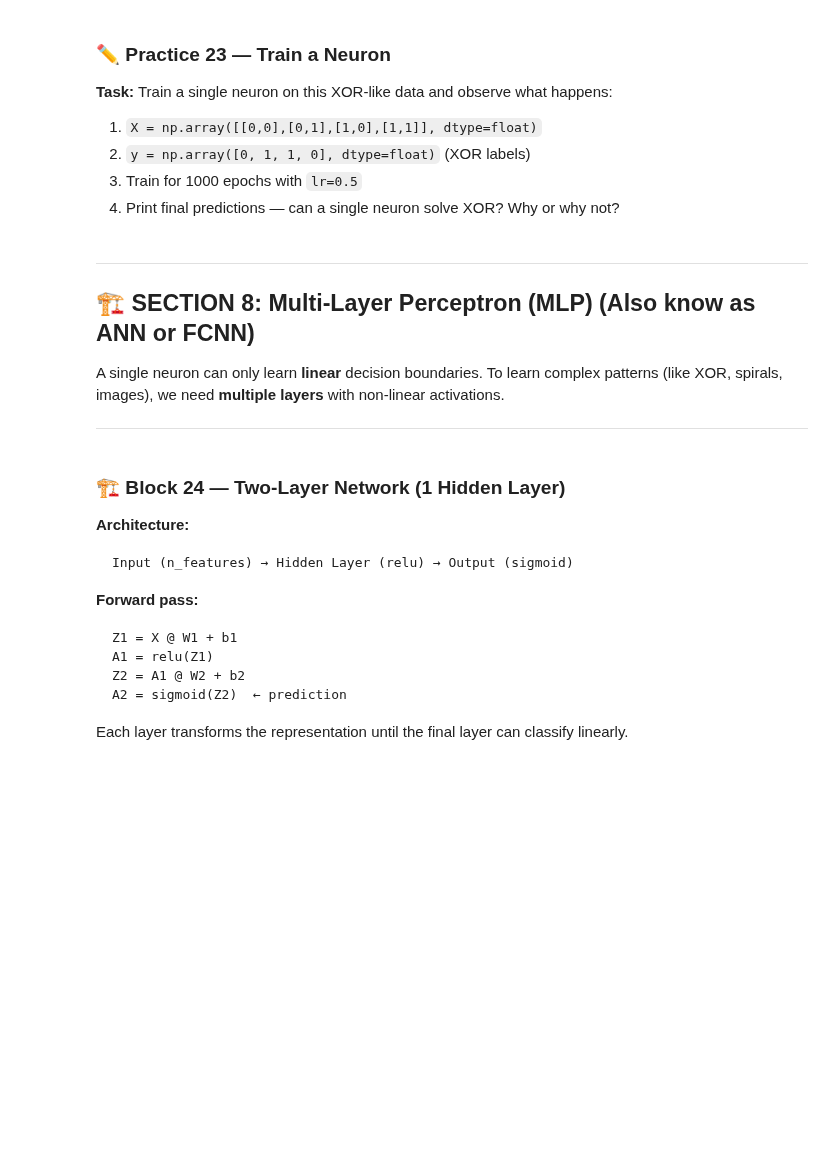
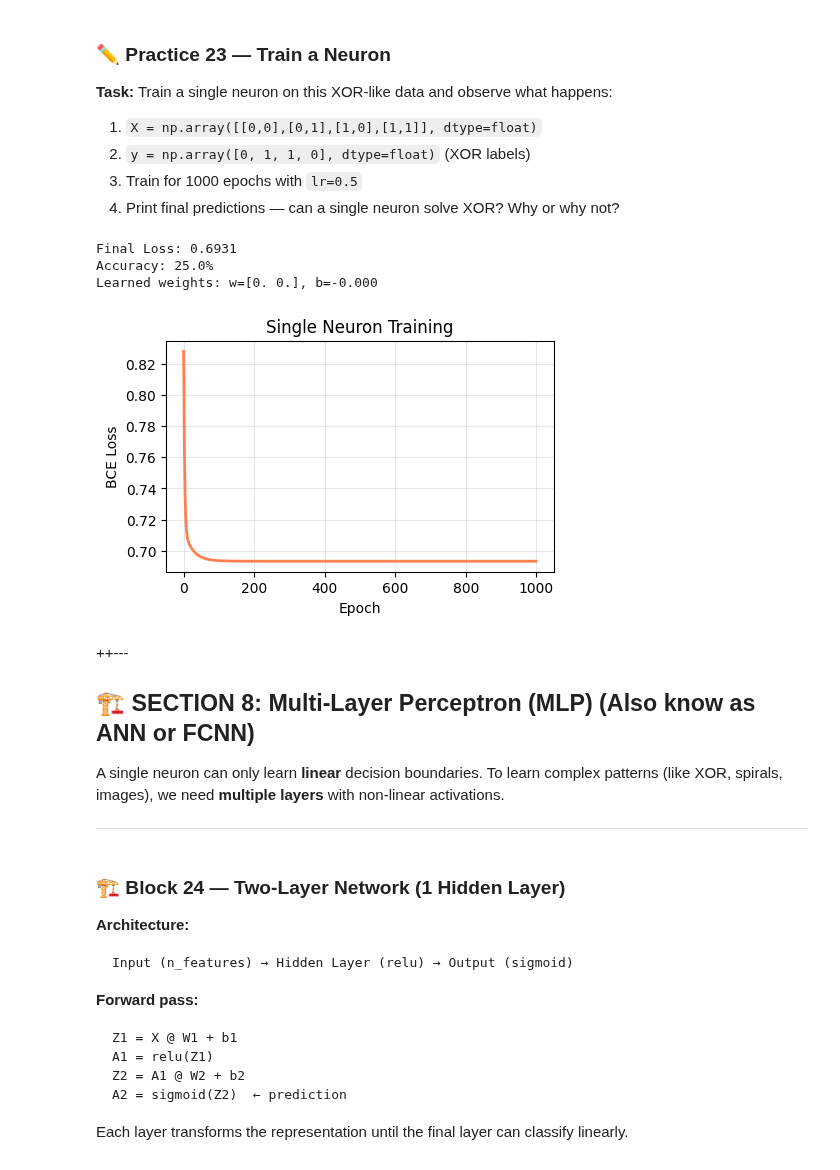
Before and after one commit to sandeepr0y/himshikhar26, a Jupyter notebook: himshikhar26/HimShikar-AI_ML-Tutorial-2-Python_to_DL_From_Scratch_Notebook.ipynb, the cells around one changed output. Drawn from its saved outputs; the diff is of its cells as text; code cells hidden in the pictures; blank space fills up the shorter version.

Commit message:
some more files and initial mini-project

```diff
--- a/himshikhar26/HimShikar-AI_ML-Tutorial-2-Python_to_DL_From_Scratch_Notebook.ipynb
+++ b/himshikhar26/HimShikar-AI_ML-Tutorial-2-Python_to_DL_From_Scratch_Notebook.ipynb
@@ -1971,9 +2040,65 @@ Train a single neuron on this XOR-like data and observe what happens:
 4. Print final predictions — can a single neuron solve XOR? Why or why not?
 # %%
 import numpy as np
-# YOUR CODE HERE
+import matplotlib.pyplot as plt
+
+# ── EXAMPLE — Training a single neuron on 2D data ──
+# np.random.seed(0)
+
+X = np.array([[0,0],[0,1],[1,0],[1,1]], dtype=float)
+y = np.array([0, 1, 1, 0], dtype=float)
+
+def sigmoid(z): return 1 / (1 + np.exp(-z))
+def bce(y_true, y_pred):
+    eps = 1e-9
+    y_pred = np.clip(y_pred, eps, 1-eps)
+    return -np.mean(y_true * np.log(y_pred) + (1-y_true) * np.log(1-y_pred))
+
+# Initialise
+n_features = X.shape[1]
+w = np.random.randn(n_features)
+b = 0.0
+lr = 0.5
+epochs = 1000
+loss_hist = []
+
+for epoch in range(epochs):
+    # Forward pass
+    z = X @ w + b
+    y_hat = sigmoid(z)
+
+    # Loss
+    loss = bce(y, y_hat)
+    loss_hist.append(loss)
+
+    # Gradients
+    error = y_hat - y
+    dw = (X.T @ error) / len(y)
+    db = np.mean(error)
+
+    # Update
+    w -= lr * dw
+    b -= lr * db
+    # print(f"w={w}, b={b}, dw={dw}, db={db}, loss={loss}")
+
+# Evaluate accuracy
+y_pred_class = (sigmoid(X @ w + b) >= 0.5).astype(int)
+accuracy = np.mean(y_pred_class == y)
+print(f"Final Loss: {loss_hist[-1]:.4f}")
+print(f"Accuracy: {accuracy*100:.1f}%")
+print(f"Learned weights: w={w.round(3)}, b={b:.3f}")
+
+plt.figure(figsize=(5, 3))
+plt.plot(loss_hist, color="coral", linewidth=2)
+plt.xlabel("Epoch"); plt.ylabel("BCE Loss"); plt.title("Single Neuron Training")
+plt.grid(True, alpha=0.3); plt.show()
+# %% [output]
+Final Loss: 0.6931
+Accuracy: 25.0%
+Learned weights: w=[0. 0.], b=-0.000
+[figure, added]
 # %% [markdown]
----
+++---
 ## 🏗️ SECTION 8: Multi-Layer Perceptron (MLP) (Also know as ANN or FCNN)
 
 A single neuron can only learn **linear** decision boundaries. To learn complex patterns (like XOR, spirals, images), we need **multiple layers** with non-linear activations.
```
Also changed, not shown: parts of 8 cells of this notebook, 10 other files.
